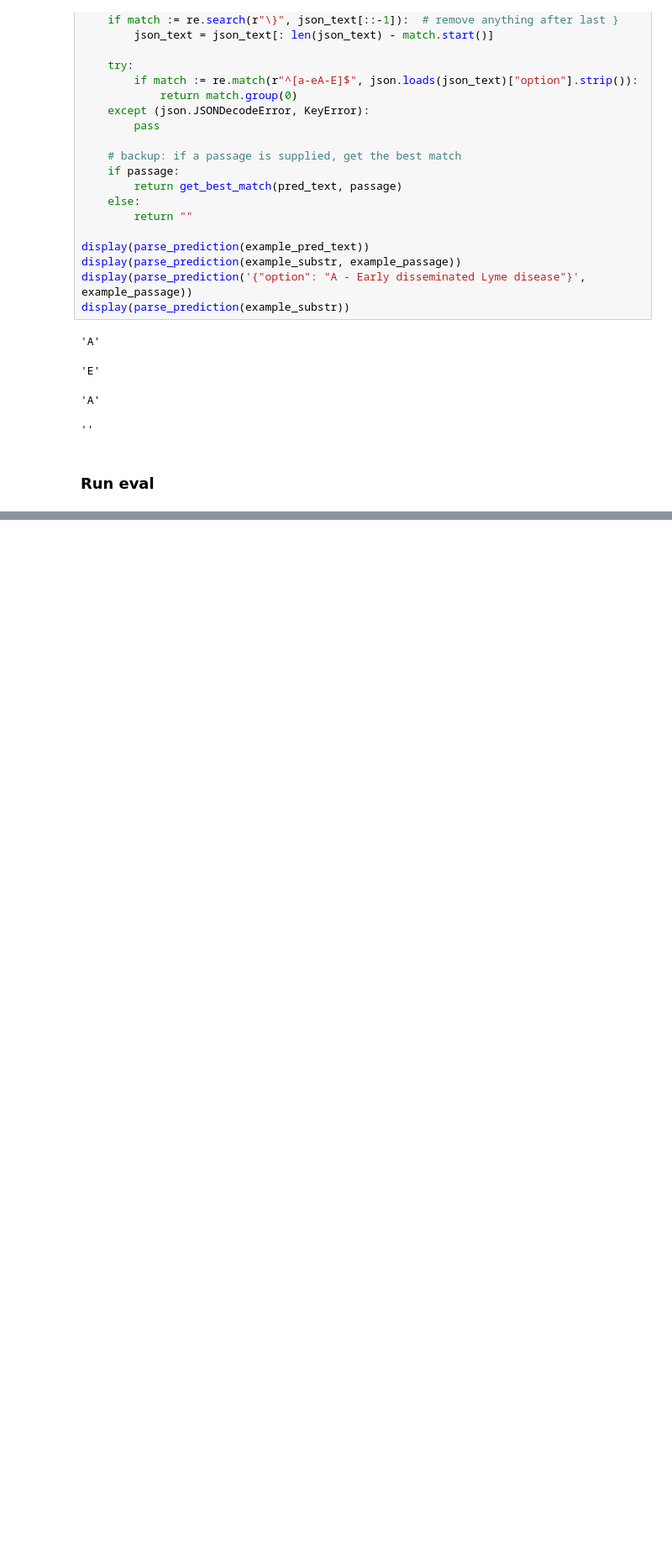
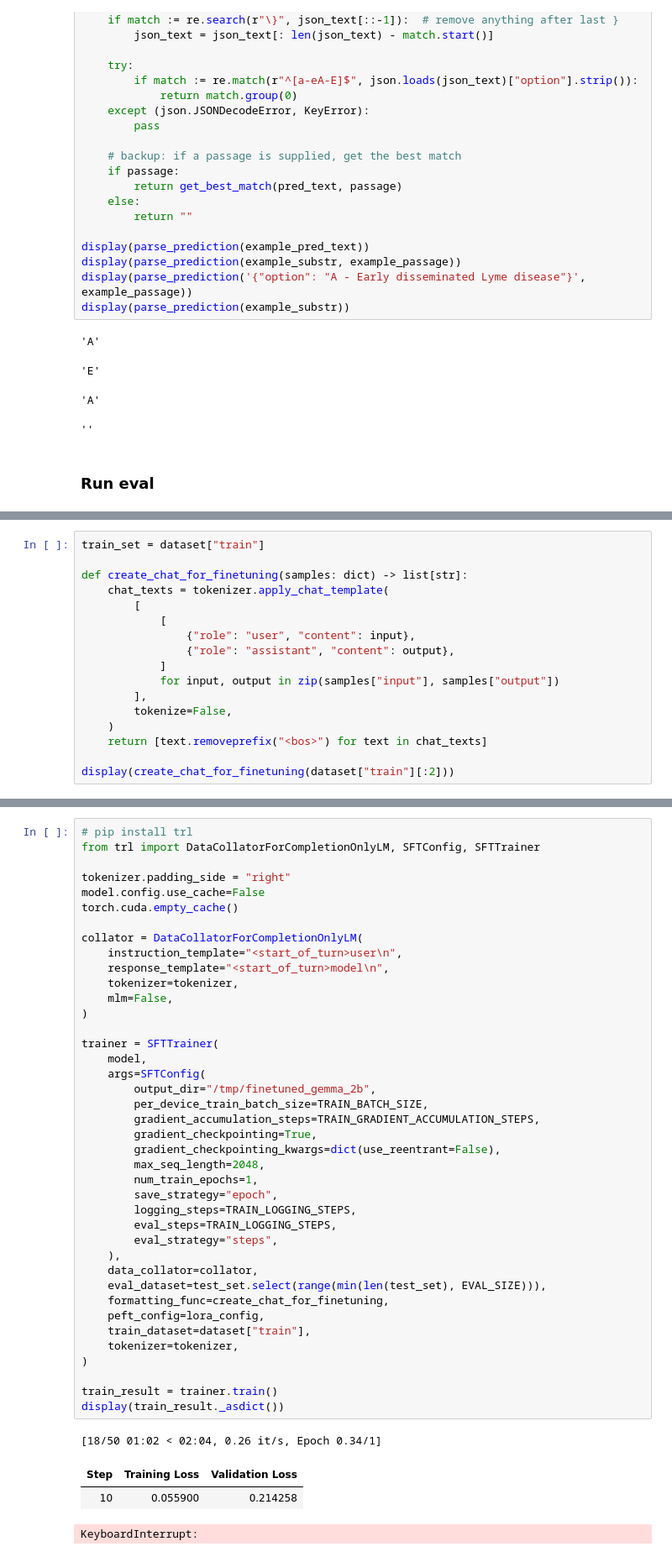
Before and after one commit to piesauce/llm-playbooks, a Jupyter notebook: projects/getting_started/finetune_gemma_2b.ipynb, the cells around one changed output, grey strips where cells are left out. Shown at 84% size. Cells and saved outputs as stored; diff of their text form; blank space fills up the shorter version.

Commit message:
finetuning

```diff
--- a/projects/getting_started/finetune_gemma_2b.ipynb
+++ b/projects/getting_started/finetune_gemma_2b.ipynb
@@ -322,0 +320,17 @@ test_set["true_label"]
+# %%
+train_set = dataset["train"]
+
+def create_chat_for_finetuning(samples: dict) -> list[str]:
+    chat_texts = tokenizer.apply_chat_template(
+        [
+            [
+                {"role": "user", "content": input},
+                {"role": "assistant", "content": output},
+            ]
+            for input, output in zip(samples["input"], samples["output"])
+        ],
+        tokenize=False,
+    )
+    return [text.removeprefix("<bos>") for text in chat_texts]
+
+display(create_chat_for_finetuning(dataset["train"][:2]))
@@ -322,0 +377,45 @@ test_set["true_label"]
+# %%
+# pip install trl
+from trl import DataCollatorForCompletionOnlyLM, SFTConfig, SFTTrainer
+
+tokenizer.padding_side = "right"
+model.config.use_cache=False
+torch.cuda.empty_cache()
+
+collator = DataCollatorForCompletionOnlyLM(
+    instruction_template="<start_of_turn>user\n",
+    response_template="<start_of_turn>model\n",
+    tokenizer=tokenizer,
+    mlm=False,
+)
+
+trainer = SFTTrainer(
+    model,
+    args=SFTConfig(
+        output_dir="/tmp/finetuned_gemma_2b",
+        per_device_train_batch_size=TRAIN_BATCH_SIZE,
+        gradient_accumulation_steps=TRAIN_GRADIENT_ACCUMULATION_STEPS,
+        gradient_checkpointing=True,
+        gradient_checkpointing_kwargs=dict(use_reentrant=False),
+        max_seq_length=2048,
+        num_train_epochs=1,
+        save_strategy="epoch",
+        logging_steps=TRAIN_LOGGING_STEPS,
+        eval_steps=TRAIN_LOGGING_STEPS,
+        eval_strategy="steps",
+    ),
+    data_collator=collator,
+    eval_dataset=test_set.select(range(min(len(test_set), EVAL_SIZE))),
+    formatting_func=create_chat_for_finetuning,
+    peft_config=lora_config,
+    train_dataset=dataset["train"],
+    tokenizer=tokenizer,
+)
+
+train_result = trainer.train()
+display(train_result._asdict())
+# %% [output]
+[18/50 01:02 < 02:04, 0.26 it/s, Epoch 0.34/1]
+| Step | Training Loss | Validation Loss |
+| 10 | 0.055900 | 0.214258 |
+KeyboardInterrupt:
```
Also changed, not shown: parts of 17 cells of this notebook.
